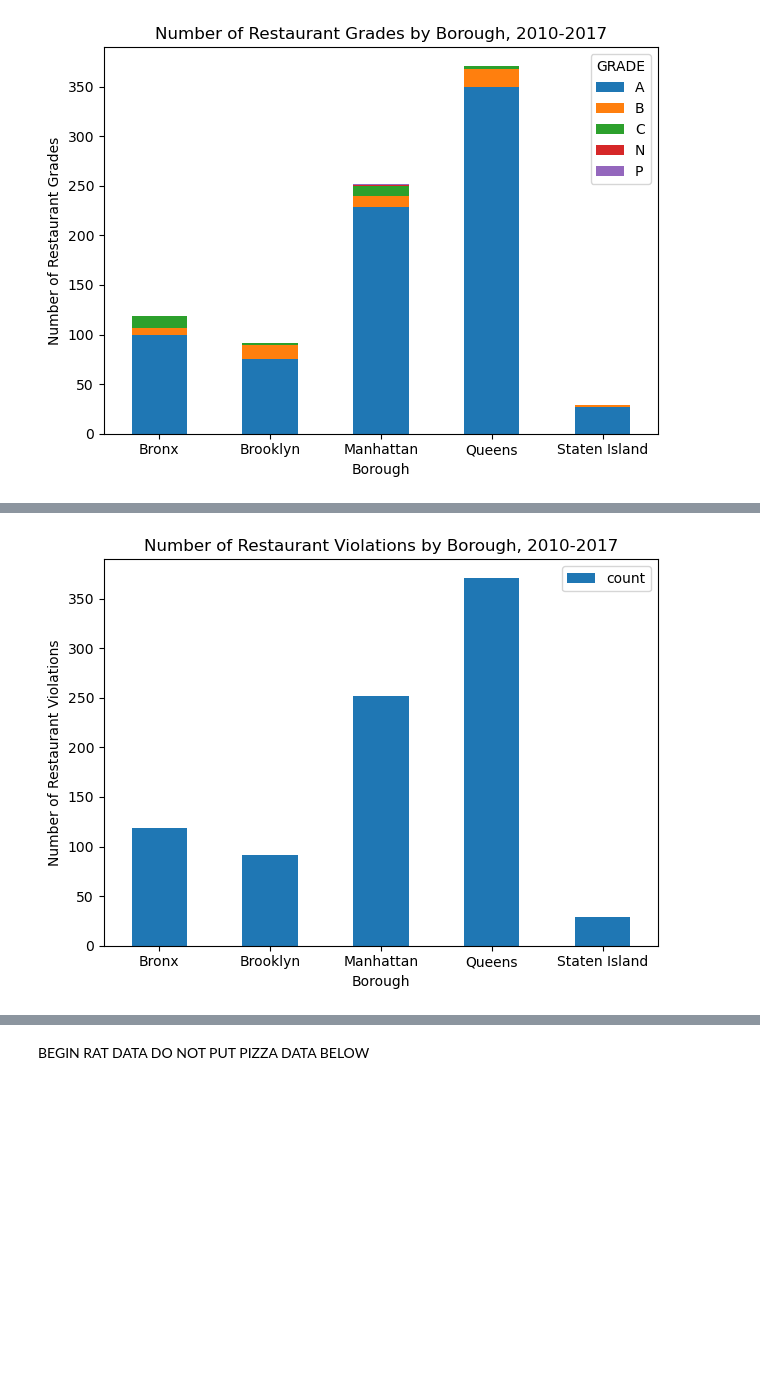
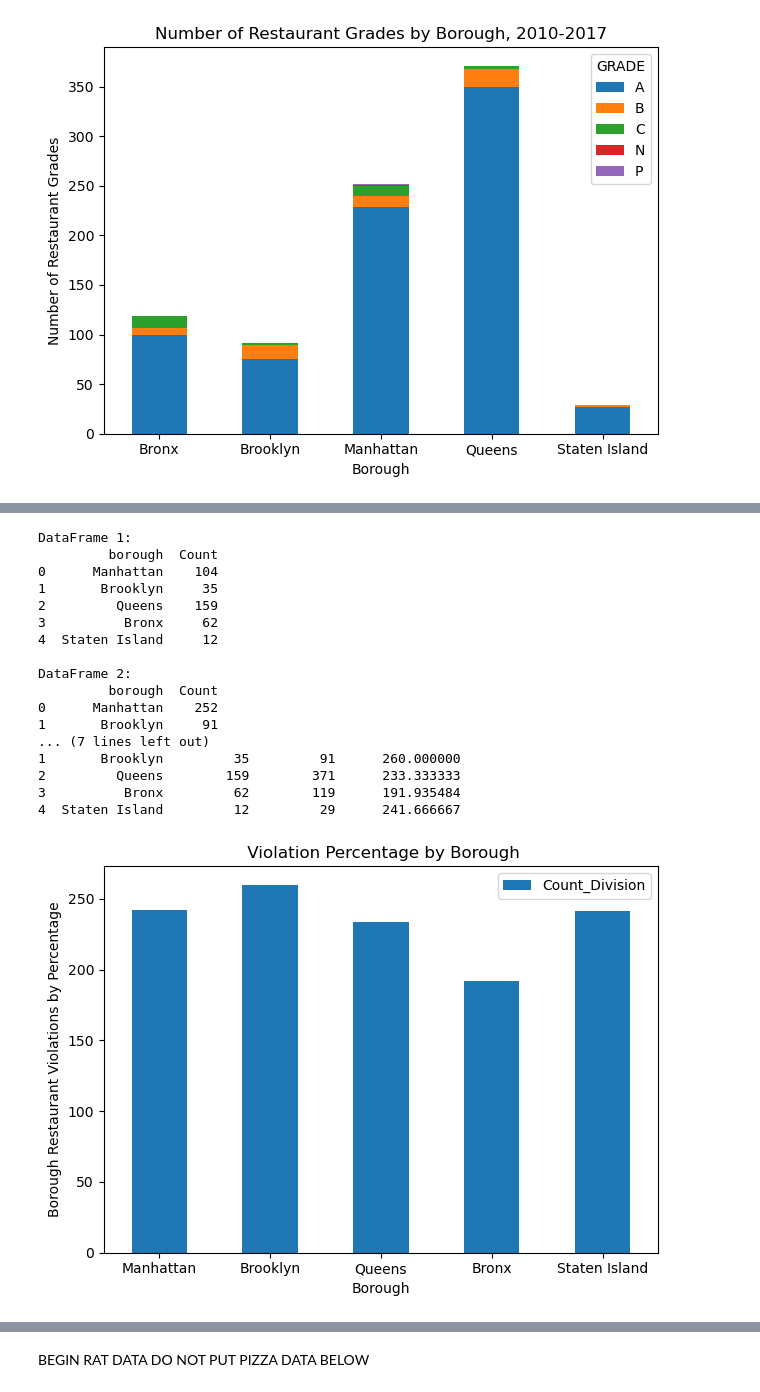
Before and after one commit to troyflood94/pizza_rats, a Jupyter notebook: pizza_rats.kb branch.ipynb, the cells around one changed output, grey strips where cells are left out. Cells and saved outputs as stored; diff of their text form; code cells hidden in the pictures; blank space fills up the shorter version.

Commit message:
Percentage by CAMIS

```diff
--- a/pizza_rats.kb branch.ipynb
+++ b/pizza_rats.kb branch.ipynb
@@ -286,25 +294,68 @@ uniquerestboro
 # %%
 #QUESTION 3a: Do certain boroughs have more restaurant violations?
 violationcount= clean_grade_df.groupby(['BORO']).size().reset_index(name='count')
+
+camis_df1 = pd.DataFrame({
+    'borough': ['Manhattan', 'Brooklyn', 'Queens', 'Bronx', 'Staten Island'],
+    'Count': [104, 35, 159, 62, 12]
+})
+
+violation_df2 = pd.DataFrame({
+    'borough': ['Manhattan', 'Brooklyn', 'Queens', 'Bronx', 'Staten Island'],
+    'Count': [252, 91, 371, 119, 29]
+})
+
+# Display the original DataFrames
+print("DataFrame 1:")
+print(camis_df1)
+print("\nDataFrame 2:")
+print(violation_df2)
+
+# Merge the DataFrames on 'borough'
+merged_df = pd.merge(camis_df1, violation_df2, on='borough', suffixes=('_df1', '_df2'))
+
+# Perform the division
+merged_df['Count_Division'] = merged_df['Count_df2'] / merged_df['Count_df1']*100
+
+# Display the result
+print("\nMerged DataFrame with Division:")
+print(merged_df)
 
 #hello
 
 
 #ratboroughs = ratcounting['Borough']
 #ratcounts = ratcounting.groupby('Borough').count()['Complaint Type']
 
 
 #rattransposecounts = ratcounting.pivot(index='Borough', columns=ratboroughs, values=ratcounts).fillna(0)
 
-violationcount.plot(kind='bar', x='BORO', y='count')
+merged_df.plot(kind='bar', x='borough', y='Count_Division')
 plt.xlabel('Borough')
-plt.ylabel('Number of Restaurant Violations')
-plt.title('Number of Restaurant Violations by Borough, 2010-2017')
+plt.ylabel('Borough Restaurant Violations by Percentage')
+plt.title(' Violation Percentage by Borough')
 plt.xticks(rotation=0)
 plt.tight_layout()
 plt.show()
 # %% [output]
+DataFrame 1:
+         borough  Count
+0      Manhattan    104
+1       Brooklyn     35
+2         Queens    159
+3          Bronx     62
+4  Staten Island     12
+
+DataFrame 2:
+         borough  Count
+0      Manhattan    252
+1       Brooklyn     91
+... (7 lines left out)
+1       Brooklyn         35         91      260.000000
+2         Queens        159        371      233.333333
+3          Bronx         62        119      191.935484
+4  Staten Island         12         29      241.666667
-[figure, old version]
+[figure, new version]
 # %%
 #Do certain Zip Codes have higher restaurant ratings?
 #zipcountscitywide=clean_grade_unique['ZIPCODE'].value_counts()
```
Also changed, not shown: parts of 6 cells of this notebook.
